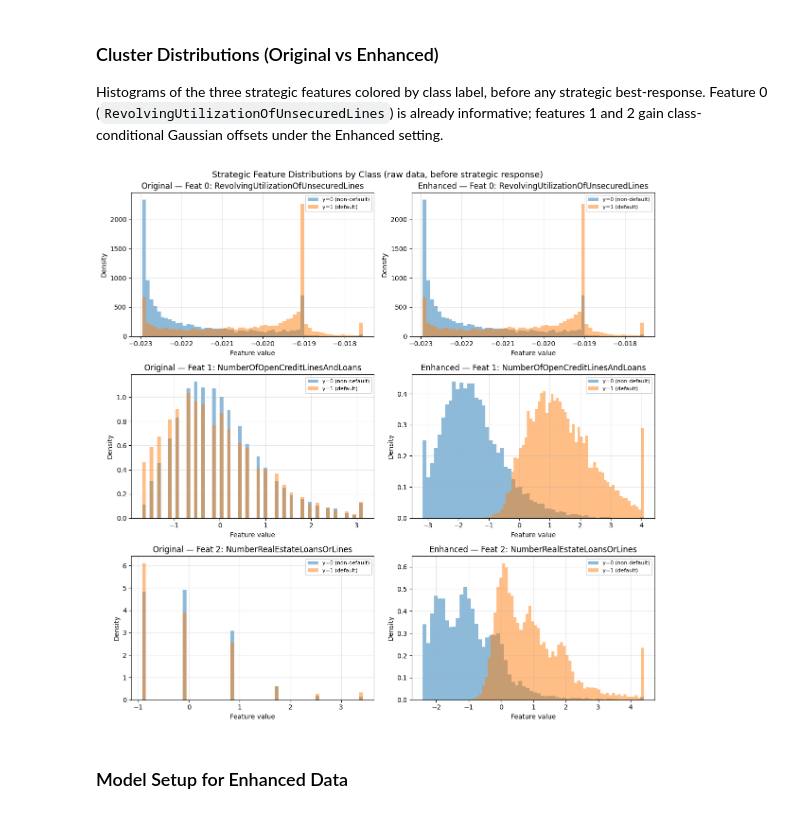
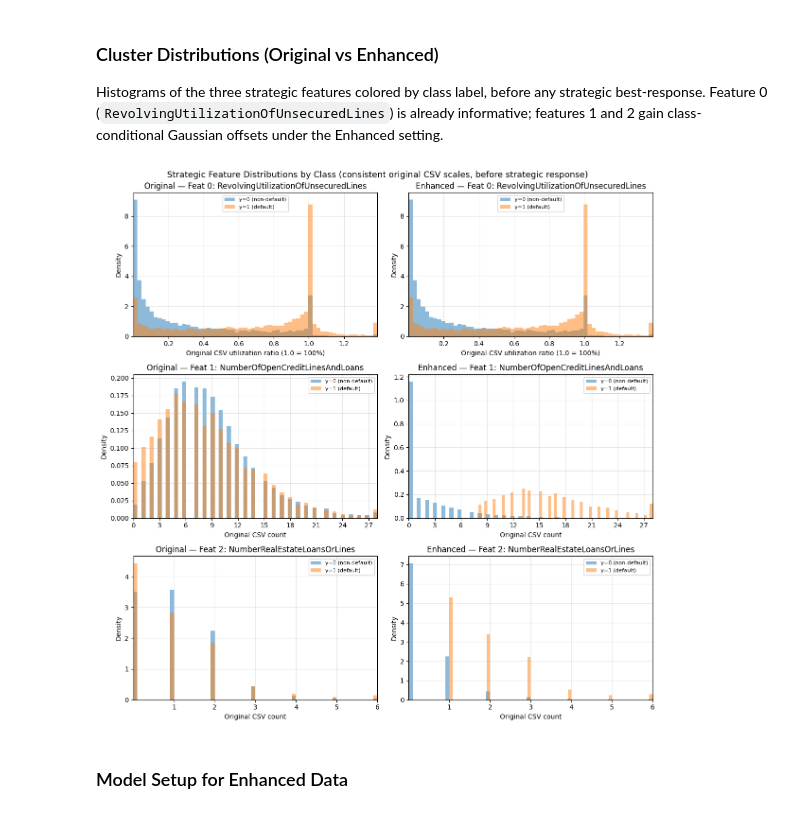
Before and after one commit to tetsnaga/poison-perf, a Jupyter notebook: strategic/nonbackdoor.ipynb, the cells around one changed output. Cells and saved outputs as stored; diff of their text form; code cells hidden in the pictures.

```diff
--- a/strategic/nonbackdoor.ipynb
+++ b/strategic/nonbackdoor.ipynb
@@ -100,6 +194,8 @@ Attacks: ['Cluster Shift', 'Shadow Model']
 mu_f_lr, sigma_lr, D_theta_lr, loss_lr, theta_0_lr, grad2_est_lr, f_hat_lr = setup_strategic_classification(
     X_base=X_full, Y_base=Y_full, strat_features=strat_features.tolist(),
     alpha=alpha_strat, lam=lam, classifier="logreg", performativity="linear", perfGD=True,
+    response_quantization_steps=response_quantization_steps, response_max_delta=response_max_delta,
+    response_min_values=response_min_values,
 )
 print(f"LogReg theta_0: {theta_0_lr.shape} ({theta_0_lr.numel()} params)")
 
@@ -108,8 +204,23 @@ mu_f_mlp, sigma_mlp, D_theta_mlp, loss_mlp, theta_0_mlp, grad2_est_mlp, f_hat_ml
     X_base=X_full, Y_base=Y_full, strat_features=strat_features.tolist(),
     alpha=alpha_strat, lam=lam, classifier="mlp", performativity="gradient",
     perfGD=True, hidden_dims=MLP_HIDDEN_DIMS,
+    response_quantization_steps=response_quantization_steps, response_max_delta=response_max_delta,
+    response_min_values=response_min_values,
 )
 print(f"MLP theta_0: {theta_0_mlp.shape} ({theta_0_mlp.numel()} params)")
+
+def compute_accuracy(theta, D_theta, classifier, hidden_dims, d, n_eval):
+    """Compute classification accuracy on strategically shifted samples from D_theta."""
+    z = D_theta(theta, n_eval)
+    with torch.no_grad():
+        x = z[:-1, :]
+        y = z[-1, :]
+        if classifier == "logreg":
+            logits = theta[:-1] @ x + theta[-1]
+        elif classifier == "mlp":
+            logits = _mlp_forward(x.T, theta, d, hidden_dims)
+        preds = (logits > 0).float()
+        return (preds == y).float().mean().item()
 
 models = {
     "LogReg + Linear": {
@@ -194,6 +305,10 @@ for model_name, m in models.items():
             "pgd_poison_diffs": [(t - theta0).norm().item() for t in all_th_pp],
             "rgd_divergence": [torch.norm(c - p).item() for c, p in zip(all_th_rc, all_th_rp)],
             "pgd_divergence": [torch.norm(c - p).item() for c, p in zip(all_th_pc, all_th_pp)],
+            "rgd_clean_accs": [compute_accuracy(t, D_theta, m["classifier"], m["hidden_dims"], d, n) for t in all_th_rc],
+            "rgd_poison_accs": [compute_accuracy(t, D_theta, m["classifier"], m["hidden_dims"], d, n) for t in all_th_rp],
+            "pgd_clean_accs": [compute_accuracy(t, D_theta, m["classifier"], m["hidden_dims"], d, n) for t in all_th_pc],
+            "pgd_poison_accs": [compute_accuracy(t, D_theta, m["classifier"], m["hidden_dims"], d, n) for t in all_th_pp],
         }
 
 print("\nDone.")
@@ -468,25 +656,34 @@ Histograms of the three strategic features colored by class label, before any st
 # %%
 fig, axes = plt.subplots(len(strat_features), 2, figsize=(12, 4 * len(strat_features)))
 
 for ri, col in enumerate(strat_features):
     fname = data.columns[col + 1]
+    row_values = []
+    for X_data in [X_full, X_enhanced]:
+        row_values.append(to_raw_feature_values(X_data[Y_full == 0, col].numpy(), col))
+        row_values.append(to_raw_feature_values(X_data[Y_full == 1, col].numpy(), col))
+    row_lo, row_hi = np.percentile(np.concatenate(row_values), [1, 99])
+    if data.columns[col + 1] == "RevolvingUtilizationOfUnsecuredLines":
+        row_lo = max(row_lo, 0.0)
+
     for ci, (X_data, title) in enumerate([(X_full, "Original"), (X_enhanced, "Enhanced")]):
         ax = axes[ri, ci]
-        x0 = X_data[Y_full == 0, col].numpy()
-        x1 = X_data[Y_full == 1, col].numpy()
-        lo, hi = np.percentile(np.concatenate([x0, x1]), [1, 99])
-        ax.hist(np.clip(x0, lo, hi), bins=60, alpha=0.5, label='y=0 (non-default)',
+        x0 = to_raw_feature_values(X_data[Y_full == 0, col].numpy(), col)
+        x1 = to_raw_feature_values(X_data[Y_full == 1, col].numpy(), col)
+        ax.hist(np.clip(x0, row_lo, row_hi), bins=60, alpha=0.5, label='y=0 (non-default)',
                 color='tab:blue', density=True)
-        ax.hist(np.clip(x1, lo, hi), bins=60, alpha=0.5, label='y=1 (default)',
+        ax.hist(np.clip(x1, row_lo, row_hi), bins=60, alpha=0.5, label='y=1 (default)',
                 color='tab:orange', density=True)
+        ax.set_xlim(row_lo, row_hi)
         ax.set_title(f"{title} — Feat {ri}: {fname}")
-        ax.set_xlabel("Feature value"); ax.set_ylabel("Density")
+        ax.set_xlabel(feature_axis_label(col)); ax.set_ylabel("Density")
+        set_feature_axis_format(ax, col)
         ax.legend(fontsize=8); ax.grid(True, alpha=0.3)
 
-plt.suptitle("Strategic Feature Distributions by Class (raw data, before strategic response)", fontsize=13)
+plt.suptitle("Strategic Feature Distributions by Class (consistent original CSV scales, before strategic response)", fontsize=13)
 plt.tight_layout(); plt.show()
 # %% [output]
-[figure, old version]
+[figure, new version]
 # %% [markdown]
 ### Model Setup for Enhanced Data
 # %%
```
Also changed, not shown: parts of 14 cells of this notebook, 10 other files.
